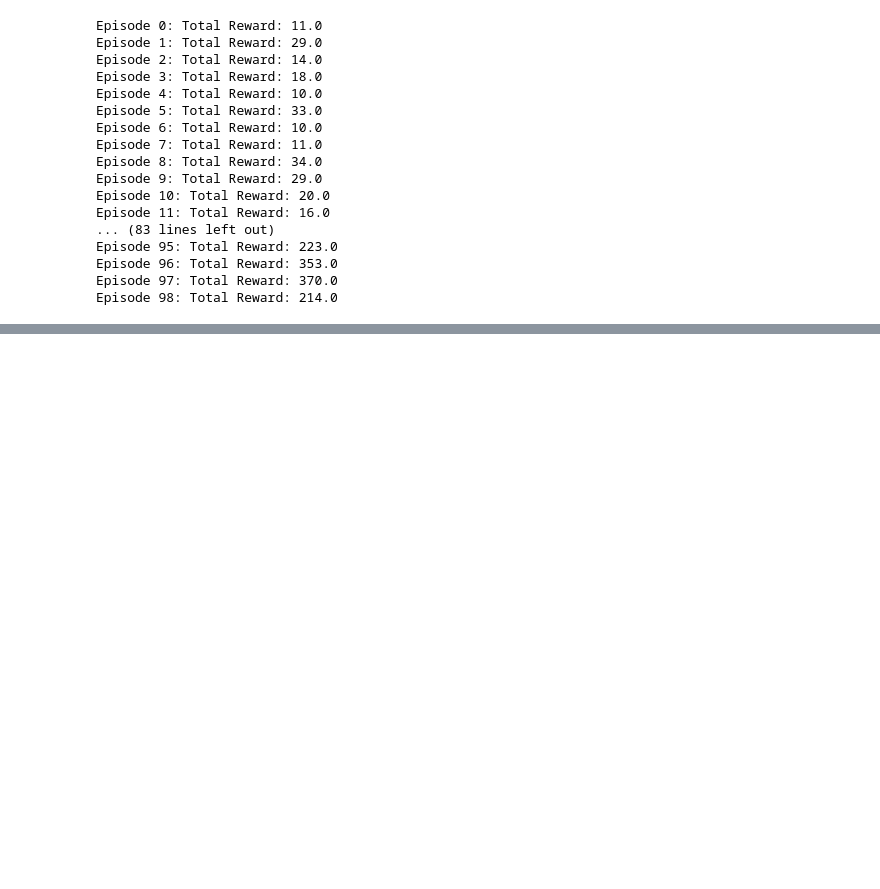
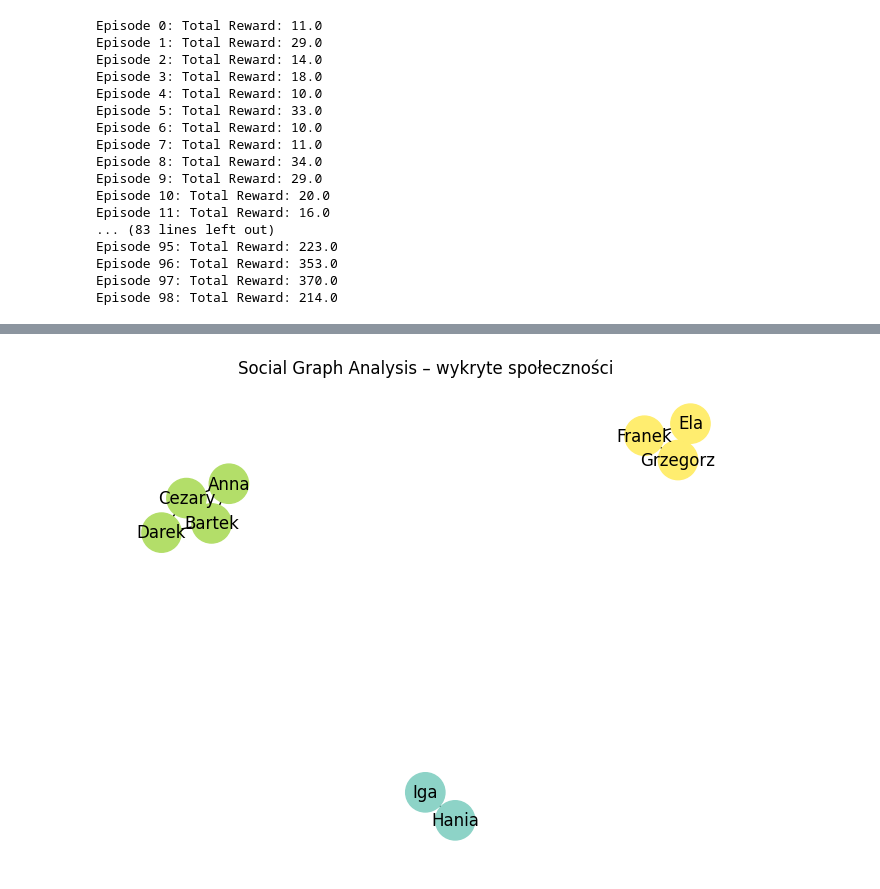
Before and after one commit to hgf700/neural-network-with-libraries, a Jupyter notebook: Untitled.ipynb, the cells around one changed output, grey strips where cells are left out. Saved outputs shown, nothing was run; the diff lists cells and outputs as text; code cells hidden in the pictures; blank space fills up the shorter version.

```diff
--- a/Untitled.ipynb
+++ b/Untitled.ipynb
@@ -1094,0 +1308,27 @@ Episode 98: Total Reward: 214.0
+# %%
+import networkx as nx
+import matplotlib.pyplot as plt
+import community as community_louvain  # Louvain community detection
+
+# Budujemy graf społeczny
+edges = [
+    ("Anna", "Bartek"), ("Anna", "Cezary"), ("Bartek", "Cezary"),
+    ("Bartek", "Darek"), ("Cezary", "Darek"),
+    ("Ela", "Franek"), ("Ela", "Grzegorz"), ("Franek", "Grzegorz"),
+    ("Hania", "Iga")  # osobna para
+]
+G = nx.Graph()
+G.add_edges_from(edges)
+
+# Wykrywanie społeczności (algorytm Louvain)
+partition = community_louvain.best_partition(G)  # dict: {node: community_id}
+
+# Kolorujemy według społeczności
+colors = [partition[n] for n in G.nodes()]
+pos = nx.spring_layout(G, seed=42)
+
+nx.draw(G, pos, with_labels=True, node_color=colors, cmap=plt.cm.Set3, node_size=800)
+plt.title("Social Graph Analysis – wykryte społeczności")
+plt.show()
+# %% [output]
+[figure, added]
```
Also changed, not shown: parts of 6 cells of this notebook, 3 other files.
